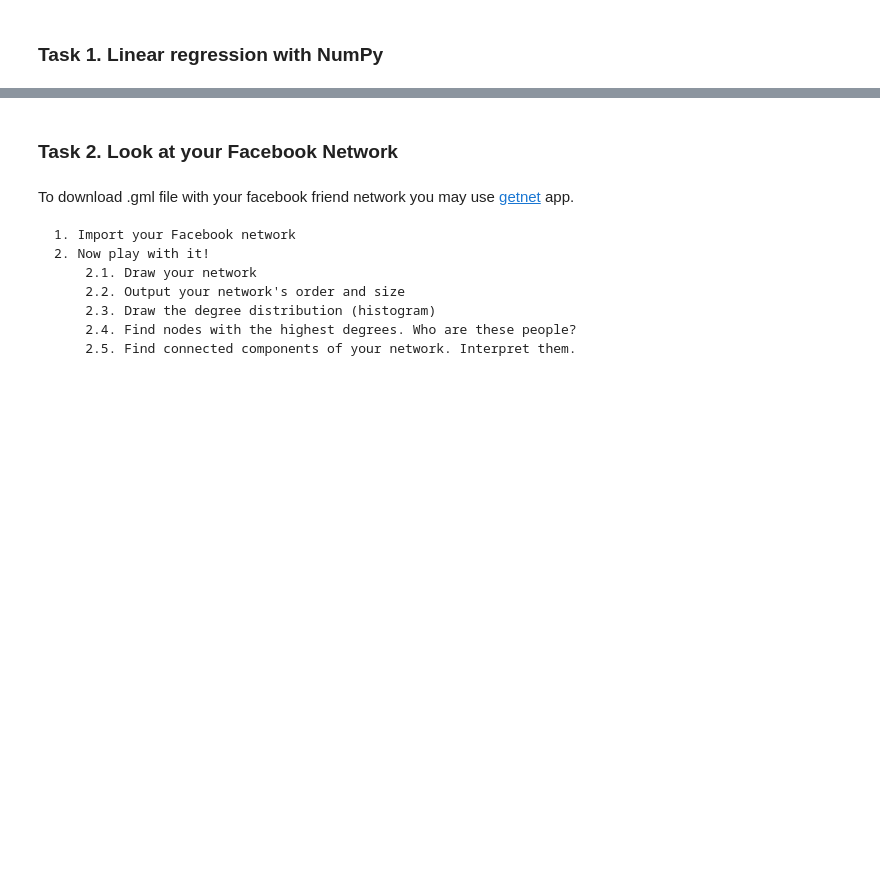
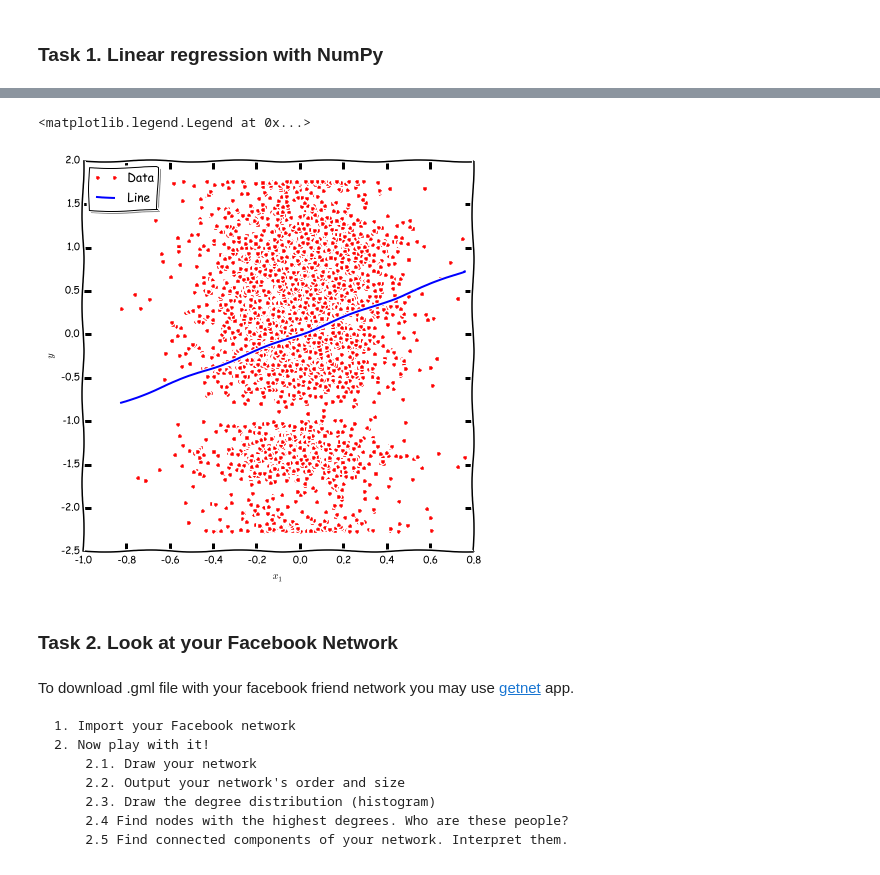
Before and after one commit to shestakoff/social_ntwks, a Jupyter notebook: setting_envrmt.ipynb, the cells around one changed output, grey strips where cells are left out. Saved outputs shown, nothing was run; the diff lists cells and outputs as text; code cells hidden in the pictures; blank space fills up the shorter version.

```diff
--- a/setting_envrmt.ipynb
+++ b/setting_envrmt.ipynb
@@ -153,3 +174,19 @@ __hint: DO NOT USE NUMPY's MATRICES. Use arrays and np.dot(A,B) instead of matri
+# %%
+# Choose 2 dims and plot predictions agains the line
+X1 = X[:,0]
+idx = np.argsort(X1)
+yt1 = X1[idx].dot(Beta[0])
+
+fig, ax = plt.subplots()
+fig.set_size_inches(7,7)
+ax.plot(X1, y, '.r', label='Data')
+ax.plot(X1[idx], yt1, 'b', label='Line')
+plt.xlabel('$x_1$')
+plt.ylabel('$y$')
+ax.legend(loc='upper left', shadow=True)
+# %% [output]
+<matplotlib.legend.Legend at 0x...>
+[figure, added]
 # %% [markdown]
 ### Task 2. Look at your Facebook Network
 # %% [markdown]
@@ -160,5 +197,5 @@ To download .gml file with your facebook friend network you may use [getnet](htt
         2.1. Draw your network
         2.2. Output your network's order and size
         2.3. Draw the degree distribution (histogram)
-        2.4. Find nodes with the highest degrees. Who are these people?
-        2.5. Find connected components of your network. Interpret them.
+        2.4 Find nodes with the highest degrees. Who are these people?
+        2.5 Find connected components of your network. Interpret them.
```
Also changed, not shown: parts of 13 cells of this notebook.
